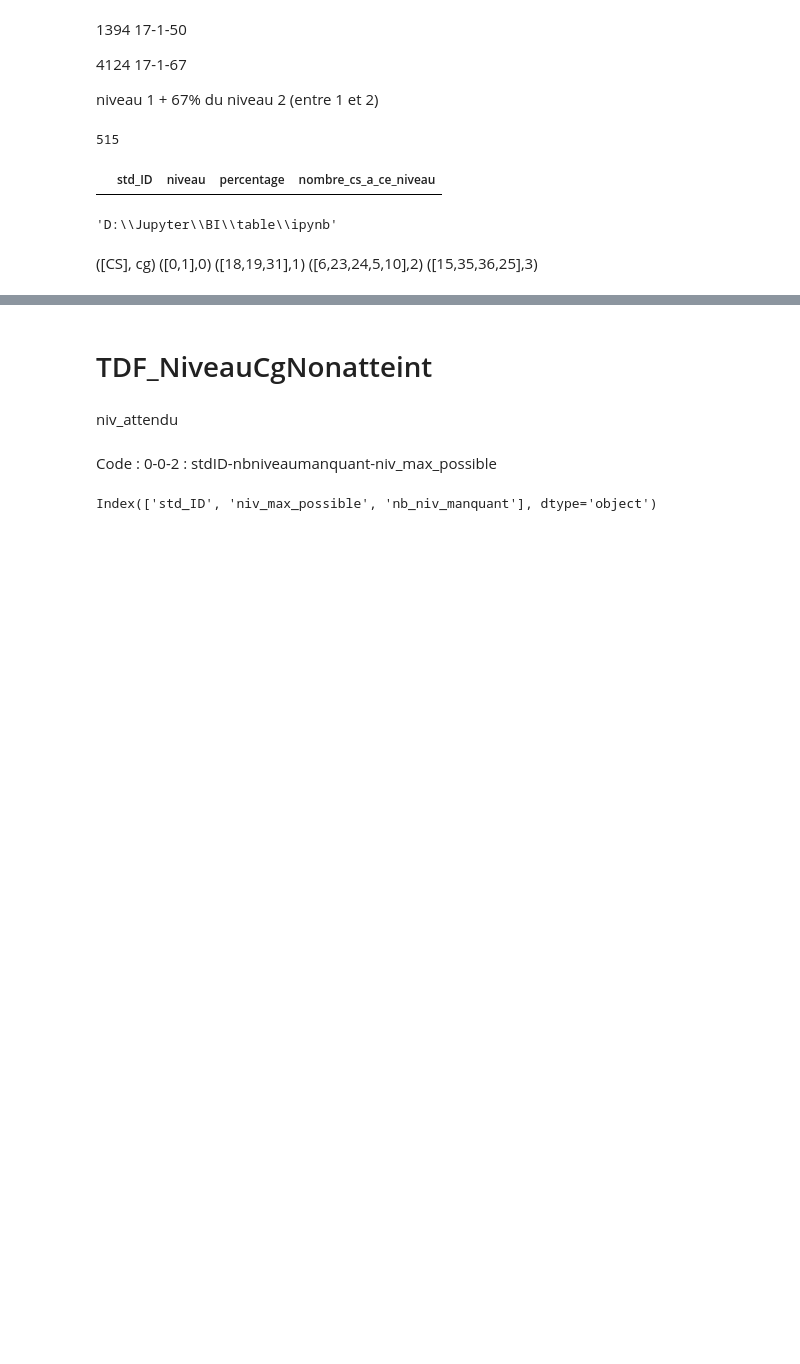
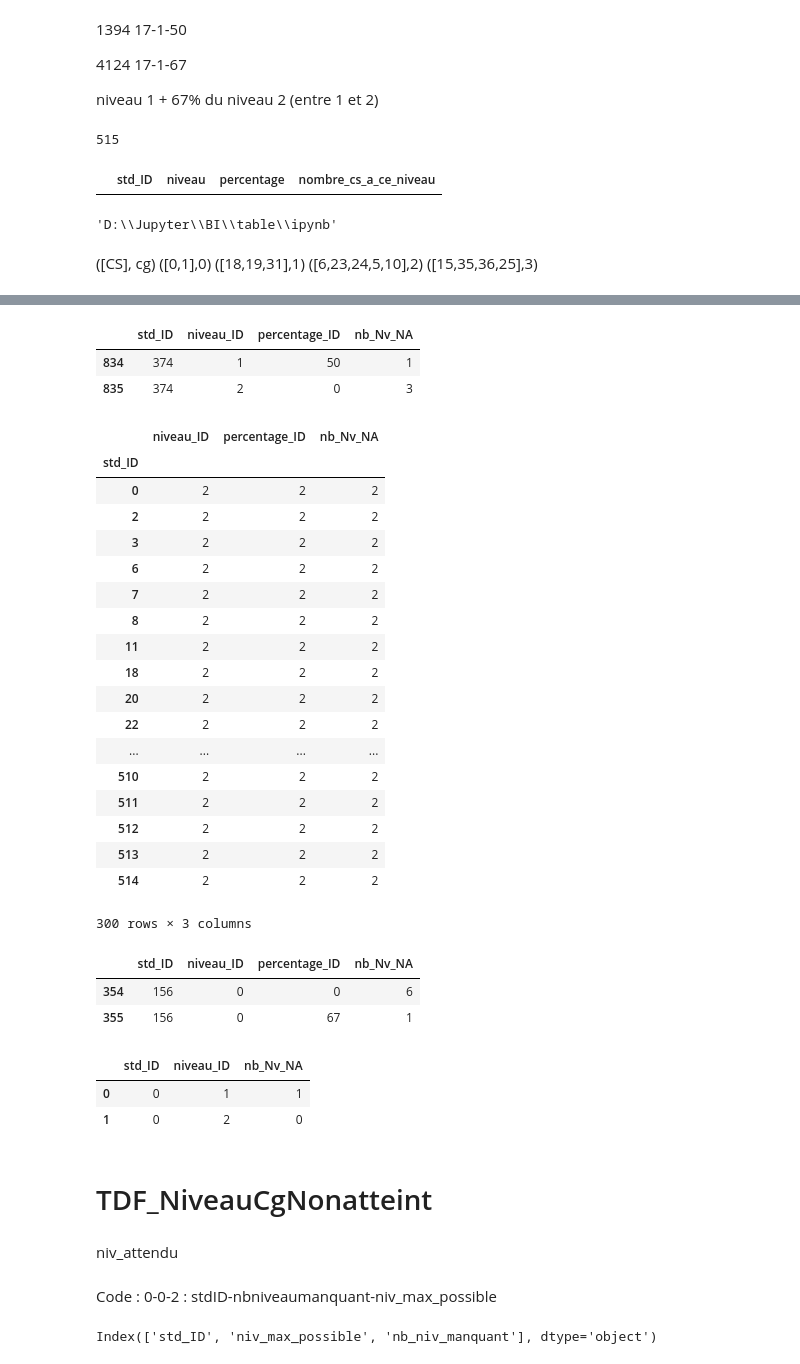
Before and after one commit to Syndorik/BI, a Jupyter notebook: ipynb/Dim creation.ipynb, the cells around one changed output, grey strips where cells are left out. Drawn from its saved outputs; the diff is of its cells as text; code cells hidden in the pictures; blank space fills up the shorter version.

```diff
--- a/ipynb/Dim creation.ipynb
+++ b/ipynb/Dim creation.ipynb
@@ -759,3 +767,43 @@ save()
+# %%
+ft_nivCsnonAtteint[ft_nivCsnonAtteint["std_ID"] == 374]
+# %% [output]
+|  | std_ID | niveau_ID | percentage_ID | nb_Nv_NA |
+| 834 | 374 | 1 | 50 | 1 |
+| 835 | 374 | 2 | 0 | 3 |
+# %%
+cc[cc['niveau_ID'] == 347]
+# %% [output]
+|  | niveau_ID | percentage_ID | nb_Nv_NA |
+| std_ID |  |  |  |
+| 0 | 2 | 2 | 2 |
+| 2 | 2 | 2 | 2 |
+| 3 | 2 | 2 | 2 |
+| 6 | 2 | 2 | 2 |
+| 7 | 2 | 2 | 2 |
+| 8 | 2 | 2 | 2 |
+| 11 | 2 | 2 | 2 |
+| 18 | 2 | 2 | 2 |
+| 20 | 2 | 2 | 2 |
+| 22 | 2 | 2 | 2 |
+| ... | ... | ... | ... |
+| 510 | 2 | 2 | 2 |
+| 511 | 2 | 2 | 2 |
+| 512 | 2 | 2 | 2 |
+| 513 | 2 | 2 | 2 |
+| 514 | 2 | 2 | 2 |
+300 rows × 3 columns
+# %%
+ft_nivCsnonAtteint[ft_nivCsnonAtteint["std_ID"]==156]
+# %% [output]
+|  | std_ID | niveau_ID | percentage_ID | nb_Nv_NA |
+| 354 | 156 | 0 | 0 | 6 |
+| 355 | 156 | 0 | 67 | 1 |
+# %%
+ft_nivCgnonAtteint[ft_nivCgnonAtteint["std_ID"]==0]
+# %% [output]
+|  | std_ID | niveau_ID | nb_Nv_NA |
+| 0 | 0 | 1 | 1 |
+| 1 | 0 | 2 | 0 |
 # %% [markdown]
 # TDF_NiveauCgNonatteint
 # %% [markdown]
```
Also changed, not shown: parts of 5 cells of this notebook.
